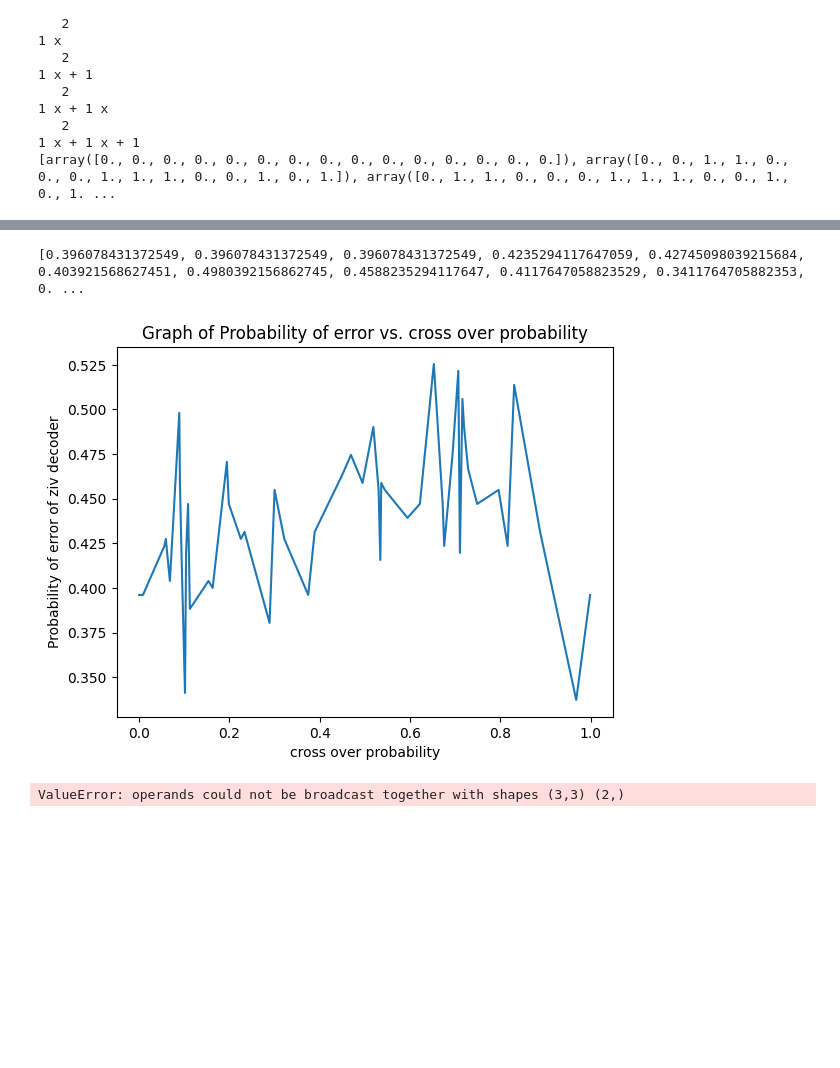
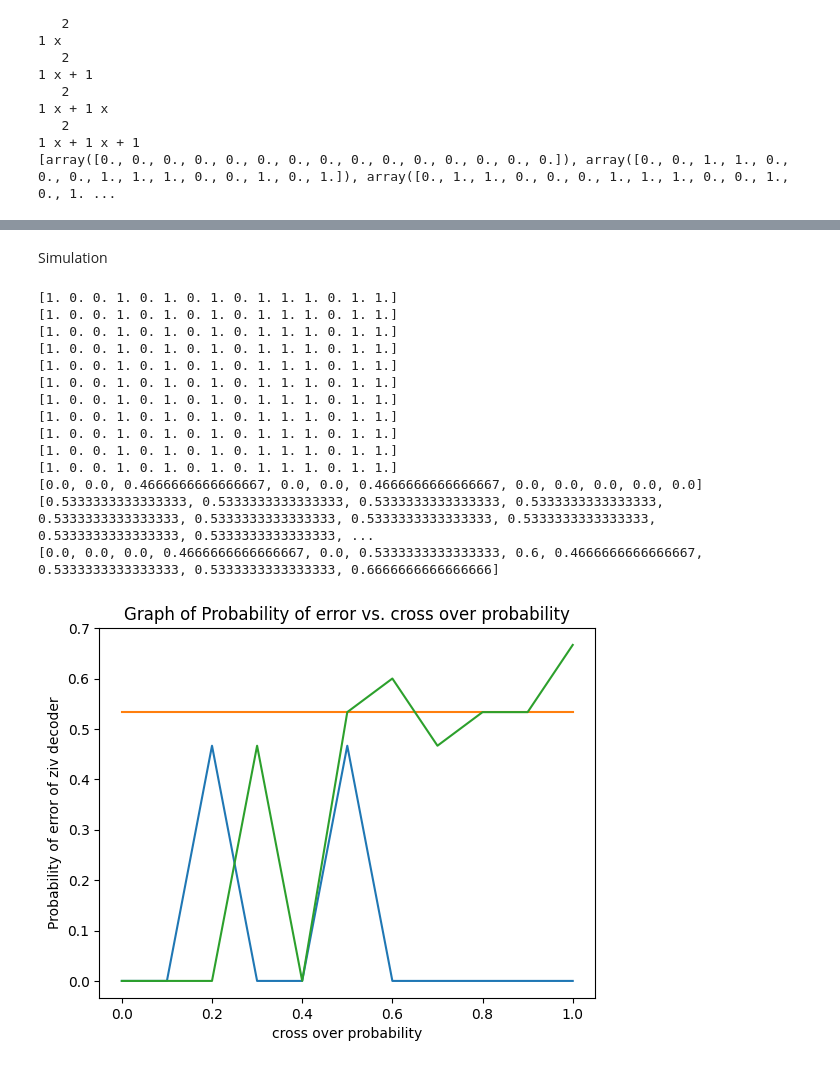
Before and after one commit to acidblack135/Projet, a Jupyter notebook: 24.ipynb, the cells around one changed output, grey strips where cells are left out. Drawn from its saved outputs; the diff is of its cells as text; code cells hidden in the pictures; blank space fills up the shorter version.

```diff
--- a/24.ipynb
+++ b/24.ipynb
@@ -138,33 +230,67 @@ def univ_dec(n, Y, X):
+# %% [markdown]
+Simulation
 # %%
-encoded_message =np.concatenate([ codebook[2], codebook[0], codebook[1],codebook[3],codebook[2], codebook[0], codebook[1],codebook[3], codebook[7],codebook[6], codebook[4],codebook[5],codebook[3], codebook[7],codebook[6], codebook[4],codebook[5] ])
-cross_over = sorted([random.uniform(0, 1) for _ in range(50)])
+t=np.random.randint(0, 8, 500)
+#for i in t:
+ #   encoded_message =np.concatenate([ codebook[i], encoded_message])
+
+encoded_message =codebook[1]
+#encoded_message =np.concatenate([ codebook[2], codebook[0], codebook[1],codebook[3],codebook[2], codebook[0], codebook[1],codebook[3], codebook[7],codebook[6], codebook[4],codebook[5],codebook[3], codebook[7],codebook[6], codebook[4],codebook[5] ])
+#cross_over = sorted([random.uniform(0, 1) for _ in range(50)])
+cross_over= [i * 0.1 for i in range(0, 11)]
 n=len(encoded_message)
 P_err_ziv=[]
+P_err_MMI=[]
+P_err_ML=[]
 for i in cross_over:
     received_message = noisy_channel(encoded_message, i)
-    #ZIV
     y_ziv=[]
+    y_mmi=[]
+    y_ml=[]
     for j in range(len(received_message)//15):
+        #ZIV
         u=[]
         for x in codebook:
-            u.append(univ_dec(15,received_message[j*15:(j+1)*15-1],x))
+            u.append(univ_dec(15,received_message[j*15:(j+1)*15],x))
         min_index = u.index(min(u))
         y_ziv=np.concatenate([y_ziv, codebook[min_index]])
+        #MMI
+        y_mmi= np.concatenate([y_mmi, mmi_decoder(codebook,received_message[j*15:(j+1)*15])])
+        print(y_mmi)
+        #ML
+        y_ml= np.concatenate([y_ml, max_likelihood_decoder(received_message[j*15:(j+1)*15], codebook)])
+
     P_err_ziv.append(np.sum(encoded_message!=y_ziv)/len(y_ziv))
-
-    #MMI
+    P_err_MMI.append(np.sum(encoded_message!=y_mmi)/len(y_mmi))
+    P_err_ML.append(np.sum(encoded_message!=y_ml)/len(y_ml))
 
 print(P_err_ziv)
+print(P_err_MMI)
+print(P_err_ML)
 # plot the graph
 plt.plot(cross_over, P_err_ziv)
-
+plt.plot(cross_over, P_err_MMI)
+plt.plot(cross_over, P_err_ML)
 # add labels and title
 plt.xlabel('cross over probability')
 plt.ylabel('Probability of error of ziv decoder')
 plt.title('Graph of Probability of error vs. cross over probability')
 
 # display the graph
 plt.show()
 # %% [output]
-[0.396078431372549, 0.396078431372549, 0.396078431372549, 0.4235294117647059, 0.42745098039215684, 0.403921568627451, 0.4980392156862745, 0.4588235294117647, 0.4117647058823529, 0.3411764705882353, 0. ...
+[1. 0. 0. 1. 0. 1. 0. 1. 0. 1. 1. 1. 0. 1. 1.]
+[1. 0. 0. 1. 0. 1. 0. 1. 0. 1. 1. 1. 0. 1. 1.]
+[1. 0. 0. 1. 0. 1. 0. 1. 0. 1. 1. 1. 0. 1. 1.]
+[1. 0. 0. 1. 0. 1. 0. 1. 0. 1. 1. 1. 0. 1. 1.]
+[1. 0. 0. 1. 0. 1. 0. 1. 0. 1. 1. 1. 0. 1. 1.]
+[1. 0. 0. 1. 0. 1. 0. 1. 0. 1. 1. 1. 0. 1. 1.]
+[1. 0. 0. 1. 0. 1. 0. 1. 0. 1. 1. 1. 0. 1. 1.]
+[1. 0. 0. 1. 0. 1. 0. 1. 0. 1. 1. 1. 0. 1. 1.]
+[1. 0. 0. 1. 0. 1. 0. 1. 0. 1. 1. 1. 0. 1. 1.]
+[1. 0. 0. 1. 0. 1. 0. 1. 0. 1. 1. 1. 0. 1. 1.]
+[1. 0. 0. 1. 0. 1. 0. 1. 0. 1. 1. 1. 0. 1. 1.]
+[0.0, 0.0, 0.4666666666666667, 0.0, 0.0, 0.4666666666666667, 0.0, 0.0, 0.0, 0.0, 0.0]
+[0.5333333333333333, 0.5333333333333333, 0.5333333333333333, 0.5333333333333333, 0.5333333333333333, 0.5333333333333333, 0.5333333333333333, 0.5333333333333333, 0.5333333333333333, 0.5333333333333333, ...
+[0.0, 0.0, 0.0, 0.4666666666666667, 0.0, 0.5333333333333333, 0.6, 0.4666666666666667, 0.5333333333333333, 0.5333333333333333, 0.6666666666666666]
-[figure, old version]
+[figure, new version]
@@ -226,7 +296,0 @@ def viterbi_decoder(received_message, generator_matrix):
-# %%
-# example usage
-
-decoded_message = viterbi_decoder(received_message, coefficients)
-print(decoded_message)
-# %% [output]
-ValueError: operands could not be broadcast together with shapes (3,3) (2,)
```
Also changed, not shown: parts of 7 cells of this notebook.
